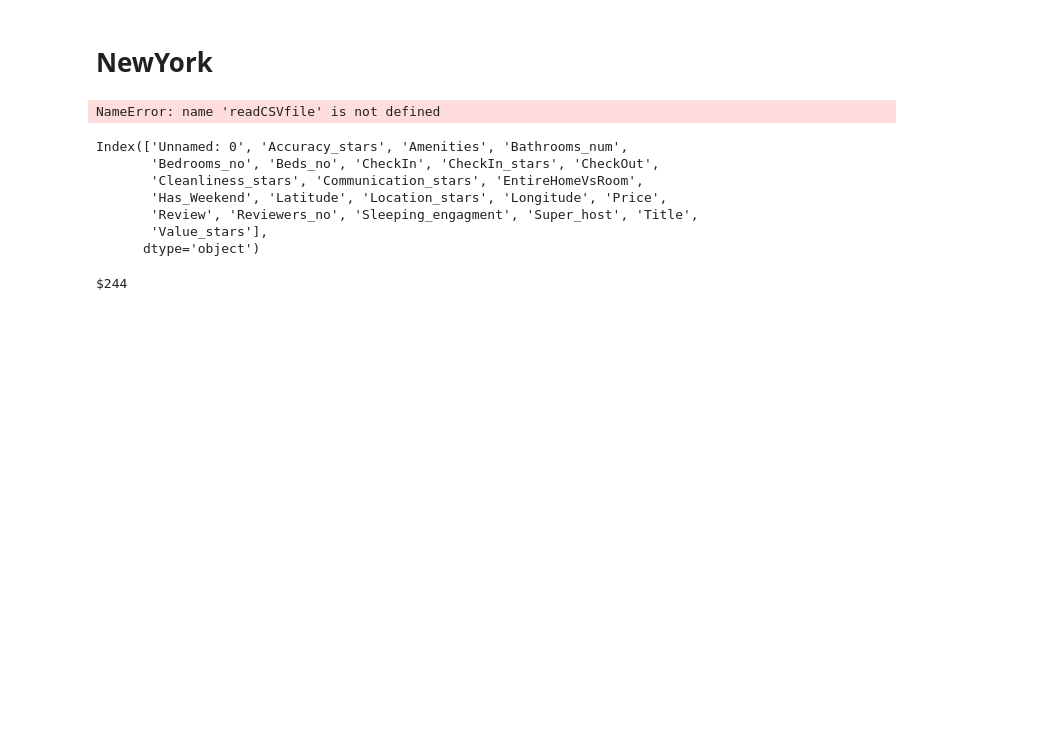
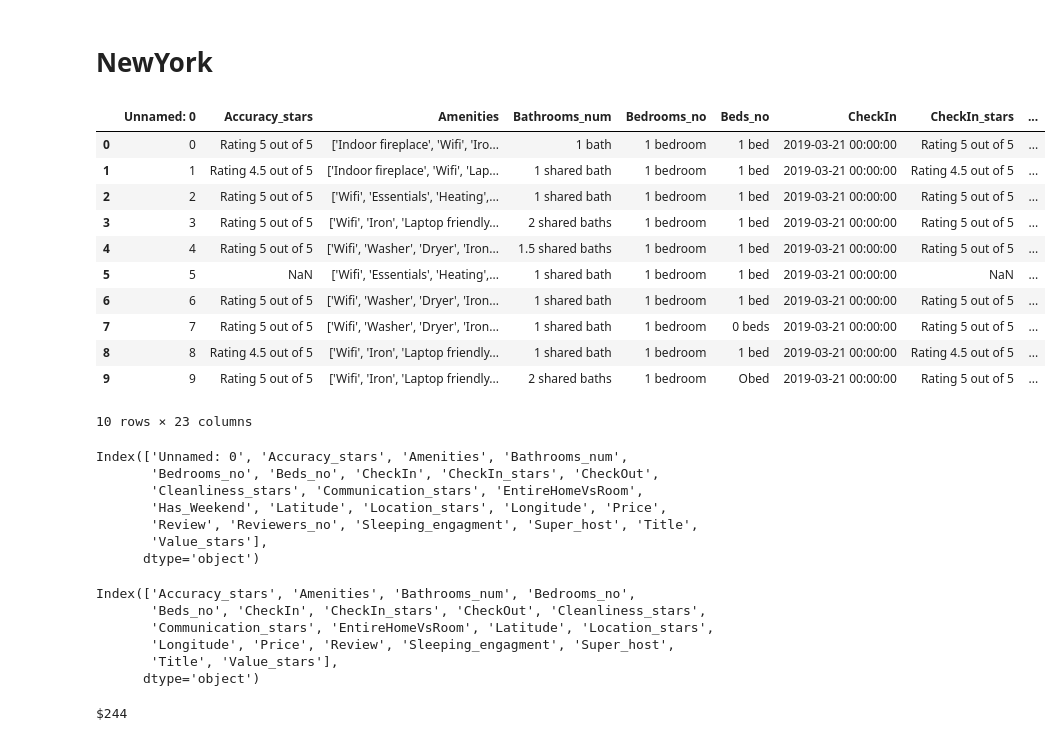
Before and after one commit to nickbent/AirBnB, a Jupyter notebook: notebooks/Exploratory Price Analysis.ipynb, the cells around one changed output. Saved outputs shown, nothing was run; the diff lists cells and outputs as text; code cells hidden in the pictures; blank space fills up the shorter version.

```diff
--- a/notebooks/Exploratory Price Analysis.ipynb
+++ b/notebooks/Exploratory Price Analysis.ipynb
@@ -39,10 +34,21 @@ ModuleNotFoundError: No module named 'bnb'
 # %% [markdown]
 # NewYork
 # %%
-NewYorkData = readCSVfile(NewYork_CSV)
+NewYorkData = read_csvfile(NewYork_CSV)
 NewYorkData.head(10)
 # %% [output]
+|  | Unnamed: 0 | Accuracy_stars | Amenities | Bathrooms_num | Bedrooms_no | Beds_no | CheckIn | CheckIn_stars | ... |
+| 0 | 0 | Rating 5 out of 5 | ['Indoor fireplace', 'Wifi', 'Iro... | 1 bath | 1 bedroom | 1 bed | 2019-03-21 00:00:00 | Rating 5 out of 5 | ... |
+| 1 | 1 | Rating 4.5 out of 5 | ['Indoor fireplace', 'Wifi', 'Lap... | 1 shared bath | 1 bedroom | 1 bed | 2019-03-21 00:00:00 | Rating 4.5 out of 5 | ... |
+| 2 | 2 | Rating 5 out of 5 | ['Wifi', 'Essentials', 'Heating',... | 1 shared bath | 1 bedroom | 1 bed | 2019-03-21 00:00:00 | Rating 5 out of 5 | ... |
+| 3 | 3 | Rating 5 out of 5 | ['Wifi', 'Iron', 'Laptop friendly... | 2 shared baths | 1 bedroom | 1 bed | 2019-03-21 00:00:00 | Rating 5 out of 5 | ... |
+| 4 | 4 | Rating 5 out of 5 | ['Wifi', 'Washer', 'Dryer', 'Iron... | 1.5 shared baths | 1 bedroom | 1 bed | 2019-03-21 00:00:00 | Rating 5 out of 5 | ... |
+| 5 | 5 | NaN | ['Wifi', 'Essentials', 'Heating',... | 1 shared bath | 1 bedroom | 1 bed | 2019-03-21 00:00:00 | NaN | ... |
+| 6 | 6 | Rating 5 out of 5 | ['Wifi', 'Washer', 'Dryer', 'Iron... | 1 shared bath | 1 bedroom | 1 bed | 2019-03-21 00:00:00 | Rating 5 out of 5 | ... |
+| 7 | 7 | Rating 5 out of 5 | ['Wifi', 'Washer', 'Dryer', 'Iron... | 1 shared bath | 1 bedroom | 0 beds | 2019-03-21 00:00:00 | Rating 5 out of 5 | ... |
+| 8 | 8 | Rating 4.5 out of 5 | ['Wifi', 'Iron', 'Laptop friendly... | 1 shared bath | 1 bedroom | 1 bed | 2019-03-21 00:00:00 | Rating 4.5 out of 5 | ... |
+| 9 | 9 | Rating 5 out of 5 | ['Wifi', 'Iron', 'Laptop friendly... | 2 shared baths | 1 bedroom | Obed | 2019-03-21 00:00:00 | Rating 5 out of 5 | ... |
-NameError: name 'readCSVfile' is not defined
+10 rows × 23 columns
 # %%
 NewYorkData.columns
 # %% [output]
@@ -55,6 +61,15 @@ Index(['Unnamed: 0', 'Accuracy_stars', 'Amenities', 'Bathrooms_num',
       dtype='object')
 # %%
 NewYorkData.drop(['Unnamed: 0','Has_Weekend','Reviewers_no'],axis=1, inplace=True)
+# %%
+NewYorkData.columns
+# %% [output]
+Index(['Accuracy_stars', 'Amenities', 'Bathrooms_num', 'Bedrooms_no',
+       'Beds_no', 'CheckIn', 'CheckIn_stars', 'CheckOut', 'Cleanliness_stars',
+       'Communication_stars', 'EntireHomeVsRoom', 'Latitude', 'Location_stars',
+       'Longitude', 'Price', 'Review', 'Sleeping_engagment', 'Super_host',
+       'Title', 'Value_stars'],
+      dtype='object')
 # %%
 print(NewYorkData['Price'][0])
 # %% [output]
```
Also changed, not shown: parts of 24 cells of this notebook, 4 other files.
